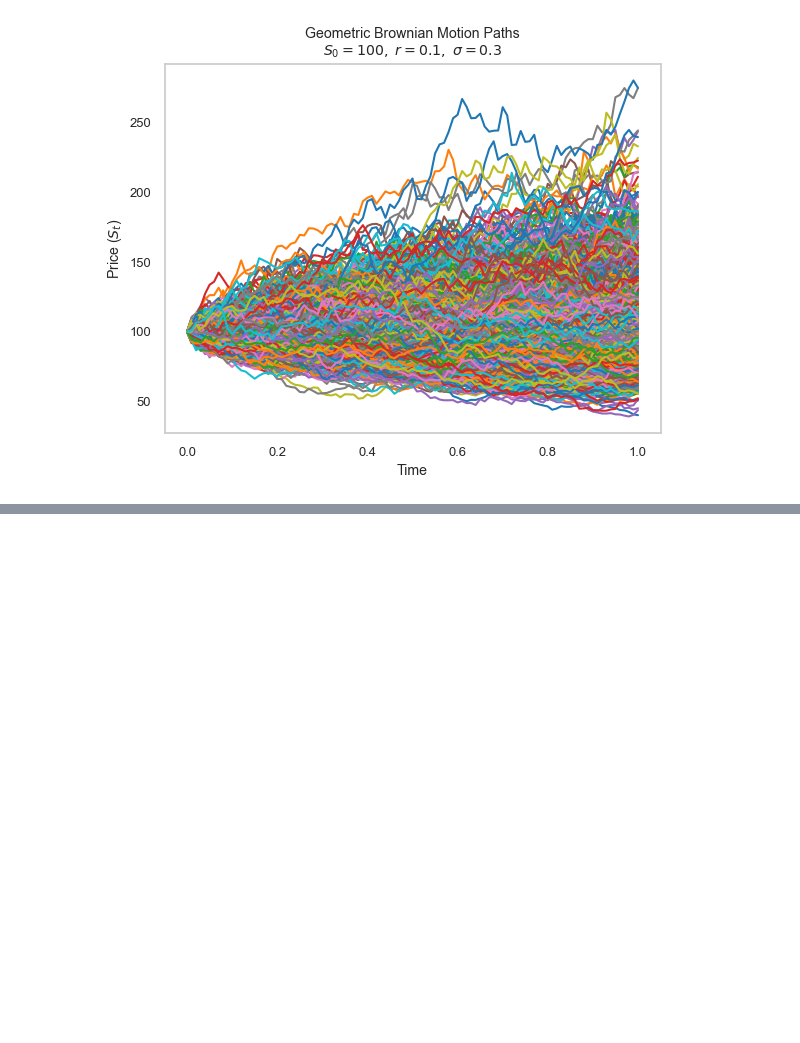
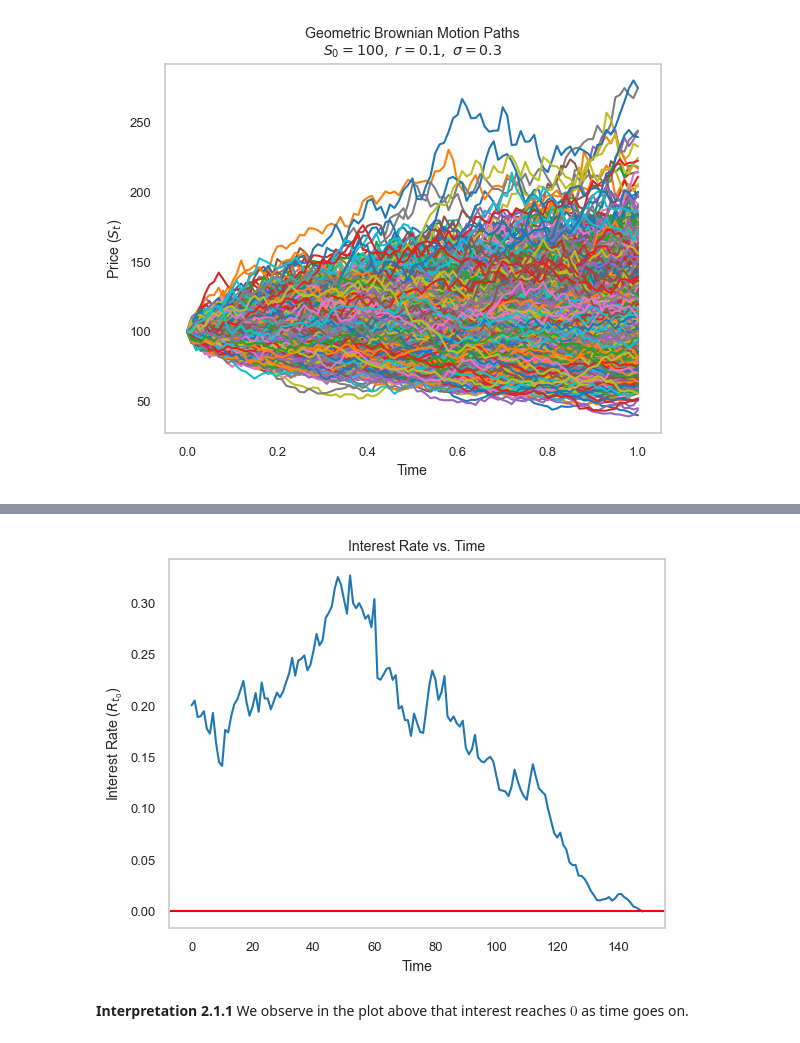
Before and after one commit to sigSquared2/IEOR222, a Jupyter notebook: INDENG222_Project.ipynb, the cells around one changed output, grey strips where cells are left out. Saved outputs shown, nothing was run; the diff lists cells and outputs as text; code cells hidden in the pictures; blank space fills up the shorter version.

```diff
--- a/INDENG222_Project.ipynb
+++ b/INDENG222_Project.ipynb
@@ -293,0 +524,25 @@ plt.show()
+# %%
+#2.1.1
+# When T and N are large enough
+# Parameters
+# Set 2κθ<σ^2
+r0 = 0.2
+k = 0.1
+theta = 0.1
+sigma = 0.3
+M = 1  # no. of simulations
+N = 1000000  # no. of time steps
+T = 10000
+# %%
+def simulate_process_big_T_and_N(M, N, T, r0, k, theta, sigma, seed):
+    np.random.seed(seed)
+    dt = T/N
+    dW = np.sqrt(dt) * np.random.randn(N, M)
+    a = np.zeros((N+1, M))
+    a[0, :] = r0
+    for i in range(1, N+1):
+        a[i, :] = a[i-1, :] + k*(theta-a[i-1, :])*dt + sigma*np.sqrt(a[i-1, :])*dW[i-1, :]
+    return a[:, :]
+
+r_Q211 = simulate_process_big_T_and_N(M, N, T, r0, k, theta, sigma, seed=56128)
+r_Q211
@@ -293,0 +557,17 @@ plt.show()
+# %%
+# Plot the array to check whether it reaches 0
+plt.plot(r_Q211)
+
+# Add horizontal line at y=0
+plt.axhline(y=0, color='r', linestyle='-')
+
+# Show plot
+plt.xlabel('Time')
+plt.ylabel(r'Interest Rate ($R_{t_{0}}$)')
+plt.title('Interest Rate vs. Time')
+plt.show()
+# %% [output]
+[figure, added]
+# %% [markdown]
+**Interpretation 2.1.1**
+We observe in the plot above that interest reaches $0$ as time goes on.
```
Also changed, not shown: parts of 133 cells of this notebook.
